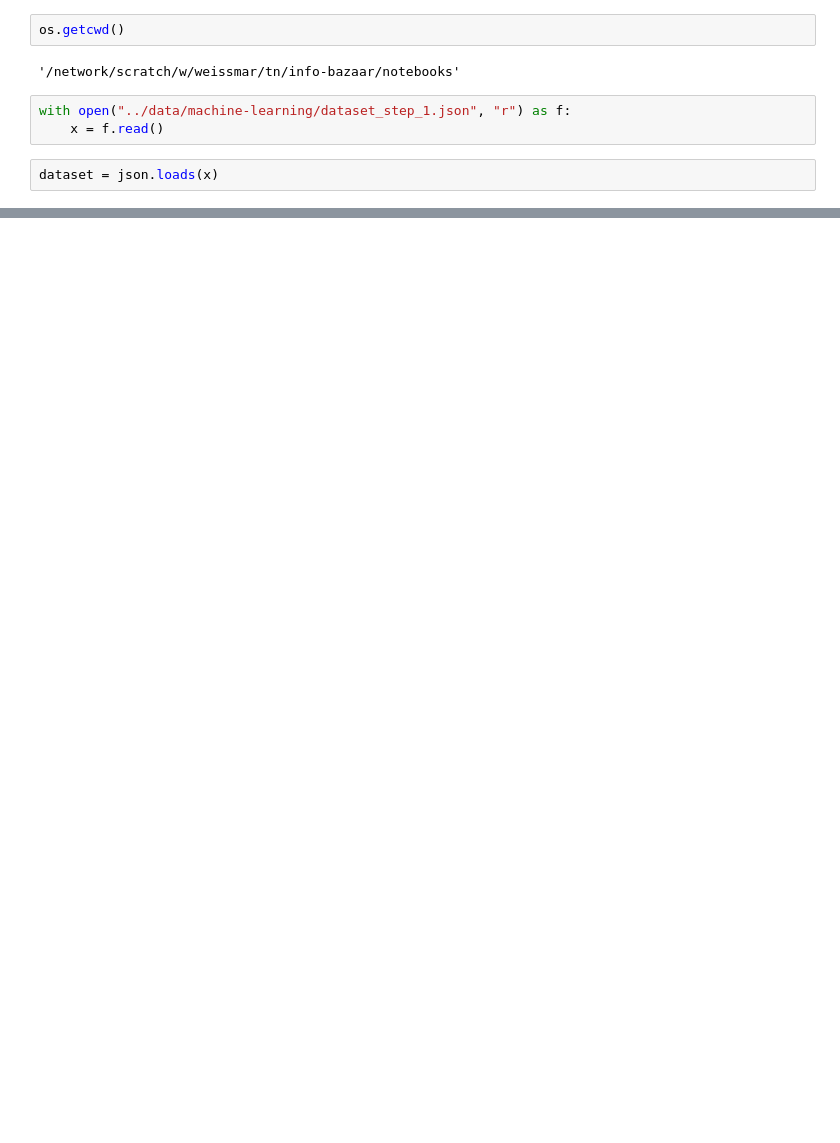
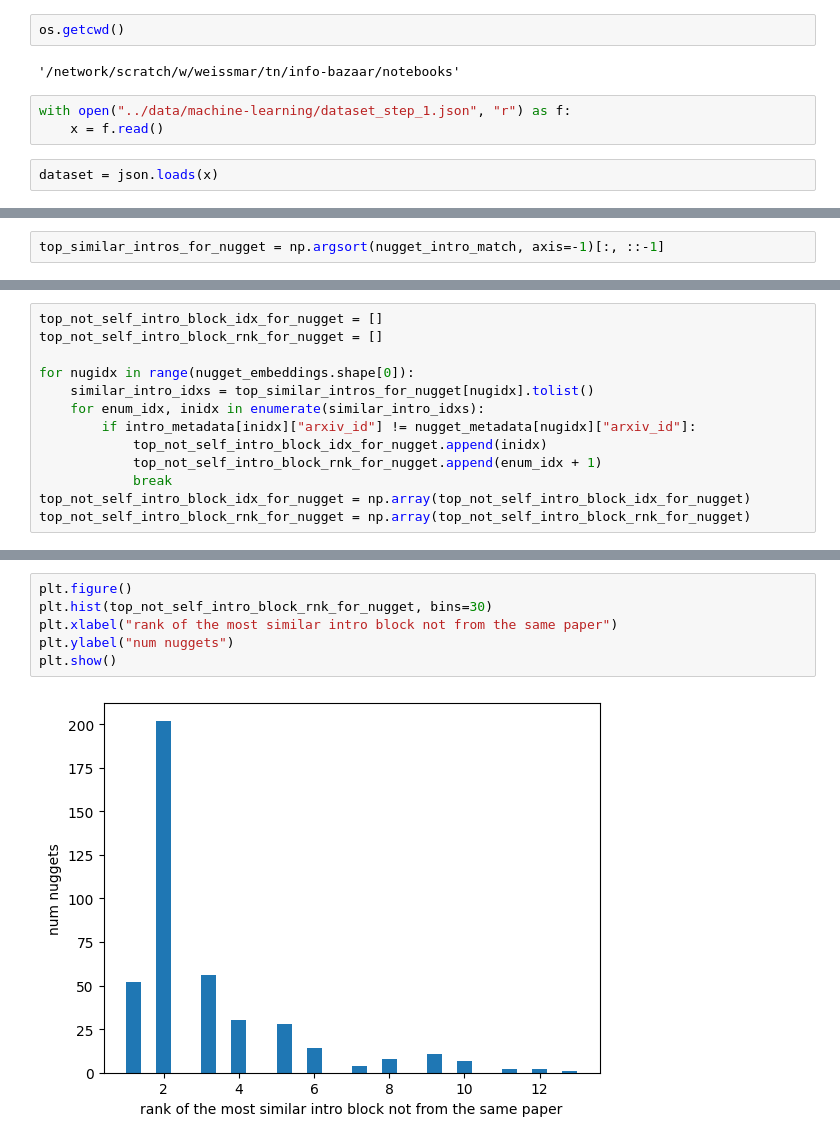
Before and after one commit to tn-learn/info-bazaar, a Jupyter notebook: notebooks/visualize.ipynb, the cells around one changed output, grey strips where cells are left out. Cells and saved outputs as stored; diff of their text form; blank space fills up the shorter version.

```diff
--- a/notebooks/visualize.ipynb
+++ b/notebooks/visualize.ipynb
@@ -85,0 +139,2 @@ The default learning rate in TSNE will change from 200.0 to 'auto' in 1.2.
+# %%
+top_similar_intros_for_nugget = np.argsort(nugget_intro_match, axis=-1)[:, ::-1]
@@ -85,0 +147,13 @@ The default learning rate in TSNE will change from 200.0 to 'auto' in 1.2.
+# %%
+top_not_self_intro_block_idx_for_nugget = []
+top_not_self_intro_block_rnk_for_nugget = []
+
+for nugidx in range(nugget_embeddings.shape[0]):
+    similar_intro_idxs = top_similar_intros_for_nugget[nugidx].tolist()
+    for enum_idx, inidx in enumerate(similar_intro_idxs):
+        if intro_metadata[inidx]["arxiv_id"] != nugget_metadata[nugidx]["arxiv_id"]:
+            top_not_self_intro_block_idx_for_nugget.append(inidx)
+            top_not_self_intro_block_rnk_for_nugget.append(enum_idx + 1)
+            break
+top_not_self_intro_block_idx_for_nugget = np.array(top_not_self_intro_block_idx_for_nugget)
+top_not_self_intro_block_rnk_for_nugget = np.array(top_not_self_intro_block_rnk_for_nugget)
@@ -85,0 +163,8 @@ The default learning rate in TSNE will change from 200.0 to 'auto' in 1.2.
+# %%
+plt.figure()
+plt.hist(top_not_self_intro_block_rnk_for_nugget, bins=30)
+plt.xlabel("rank of the most similar intro block not from the same paper")
+plt.ylabel("num nuggets")
+plt.show()
+# %% [output]
+[figure, added]
```
Also changed, not shown: parts of 19 cells of this notebook, 2 other files.
